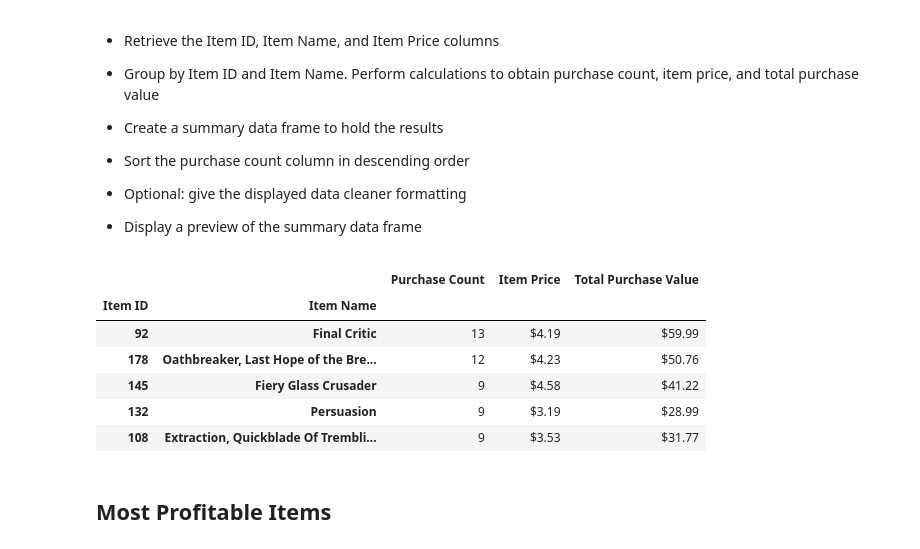
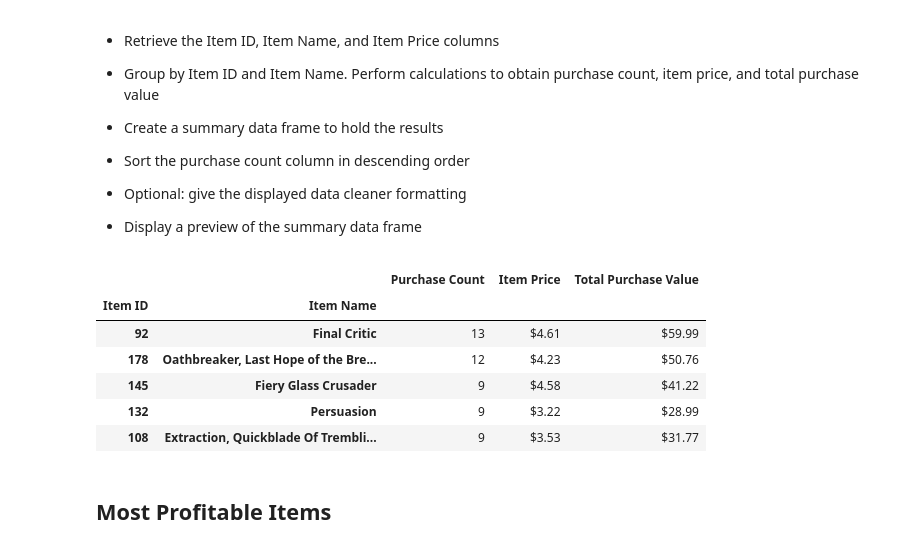
Before and after one commit to ipavlunin/Pandas-Challenge, a Jupyter notebook: HeroesOfPymoli/HeroesOfPymoli_starter.ipynb, the cells around one changed output. Saved outputs shown, nothing was run; the diff lists cells and outputs as text; code cells hidden in the pictures.

```diff
--- a/HeroesOfPymoli/HeroesOfPymoli_starter.ipynb
+++ b/HeroesOfPymoli/HeroesOfPymoli_starter.ipynb
@@ -391,41 +315,41 @@ summary.head()
 
 
 * Display a preview of the summary data frame
-# %%
-most_pop=purchase_data[["Item ID", "Item Name", "Price"]]
-item = most_pop.set_index(['Item Name'])
-item = item.sort_values(by="Item ID", ascending=True)
-item_df = item.drop_duplicates(["Item ID"])
-item_price = list(item_df["Price"])
-
-grouped_most_pop = most_pop.groupby(["Item ID","Item Name"])
-
-most_pop_count = pd.DataFrame(grouped_most_pop["Price"].count())
-most_pop_count = most_pop_count.rename(columns={"Price": "Purchase Count"})
-most_pop_count=most_pop_count.reset_index(drop=False)
-most_pop_count=most_pop_count.set_index("Item ID")
-
-total_purchase_pop = pd.DataFrame(grouped_most_pop["Price"].sum())
-total_purchase_pop=total_purchase_pop.rename(columns={"Price": "Total Purchase Value"})
-total_purchase_pop=total_purchase_pop.reset_index(drop=False)
-purchase_value =list(total_purchase_pop["Total Purchase Value"])
-
-most_pop_count["Item Price"] = item_price
-most_pop_count["Total Purchase Value"] = purchase_value
-most_pop_count=most_pop_count.reset_index(drop=False)
-most_pop_count = most_pop_count.set_index(["Item ID", "Item Name"])
-most_pop_count = most_pop_count.sort_values(by="Purchase Count", ascending=False)
-most_pop_count['Item Price'] = most_pop_count['Item Price'].map('${:.2f}'.format)
-most_pop_count['Total Purchase Value'] = most_pop_count['Total Purchase Value'].map('${:.2f}'.format)
-most_pop_count.head()
-# %% [output]
-|  |  | Purchase Count | Item Price | Total Purchase Value |
-| Item ID | Item Name |  |  |  |
-| 92 | Final Critic | 13 | $4.19 | $59.99 |
-| 178 | Oathbreaker, Last Hope of the Bre... | 12 | $4.23 | $50.76 |
-| 145 | Fiery Glass Crusader | 9 | $4.58 | $41.22 |
-| 132 | Persuasion | 9 | $3.19 | $28.99 |
-| 108 | Extraction, Quickblade Of Trembli... | 9 | $3.53 | $31.77 |
+# %%
+# new data frame with related information
+items = purchase_data[["Item ID", "Item Name", "Price"]]
+
+# grouping the item data by item id and item name
+item_stats = items.groupby(["Item ID","Item Name"])
+
+# how many times item purchased
+purch_count_item = item_stats["Price"].count()
+
+# calcualte item purchase value
+purch_value = (item_stats["Price"].sum())
+
+# price per item
+item_price = purch_value/purch_count_item
+
+# building dataframe
+most_pop_items = pd.DataFrame({"Purchase Count": purch_count_item,
+                               "Item Price": item_price,
+                               "Total Purchase Value":purch_value})
+
+# sorting dataframe in decending order
+pop_formatted = most_pop_items.sort_values(["Purchase Count"], ascending=False).head()
+
+# formating dataframe
+pop_formatted.style.format({"Item Price":"${:,.2f}",
+                            "Total Purchase Value":"${:,.2f}"})
+# %% [output]
+|  |  | Purchase Count | Item Price | Total Purchase Value |
+| Item ID | Item Name |  |  |  |
+| 92 | Final Critic | 13 | $4.61 | $59.99 |
+| 178 | Oathbreaker, Last Hope of the Bre... | 12 | $4.23 | $50.76 |
+| 145 | Fiery Glass Crusader | 9 | $4.58 | $41.22 |
+| 132 | Persuasion | 9 | $3.22 | $28.99 |
+| 108 | Extraction, Quickblade Of Trembli... | 9 | $3.53 | $31.77 |
 # %% [markdown]
 ## Most Profitable Items
 # %% [markdown]
```
Also changed, not shown: parts of 14 cells of this notebook, 1 other file.
